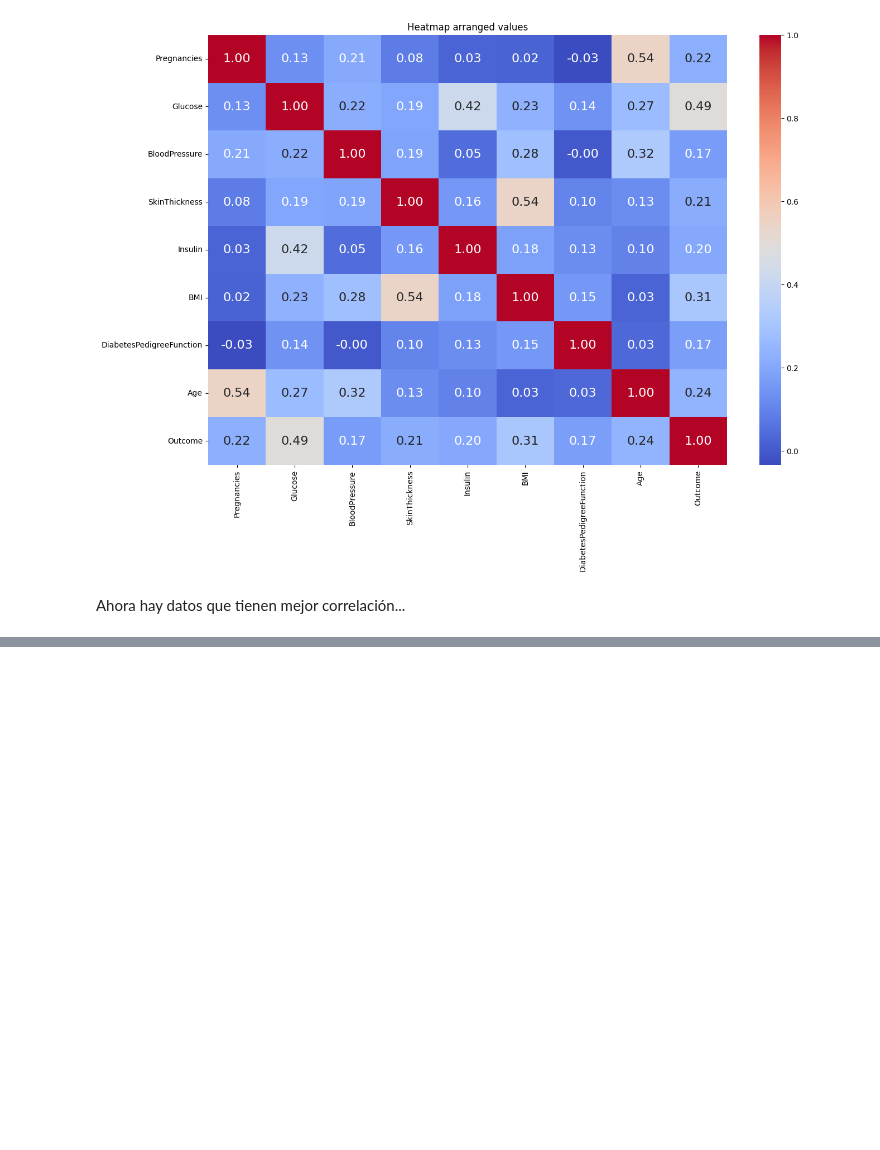
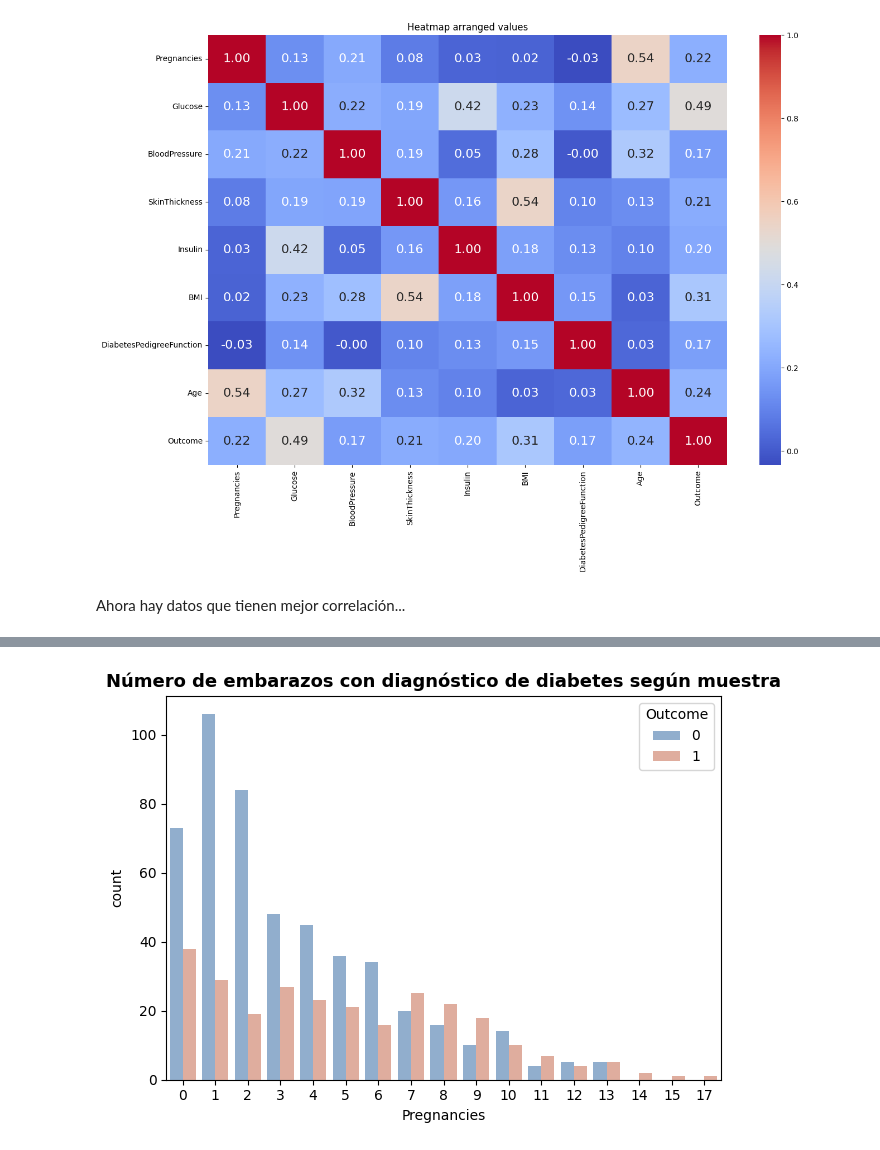
Before and after one commit to 4GeeksAcademy/Leonel_Ponce_decisions_tree, a Jupyter notebook: src/explore.ipynb, the cells around one changed output, grey strips where cells are left out. Cells and saved outputs as stored; diff of their text form; code cells hidden in the pictures; blank space fills up the shorter version.

```diff
--- a/src/explore.ipynb
+++ b/src/explore.ipynb
@@ -125,0 +143,8 @@ Ahora hay datos que tienen mejor correlación...
+# %%
+#Correlación entre embarazo y diabetes (Diabetes gestacional)
+sns.countplot(x="Pregnancies", hue="Outcome", data=df, palette=["#87AED7","#EAA793"])
+plt.title("Número de embarazos con diagnóstico de diabetes según muestra", fontsize=13, fontweight='bold')
+plt.tight_layout()
+plt.show()
+# %% [output]
+[figure, added]
```
Also changed, not shown: parts of 17 cells of this notebook, 7 other files.
